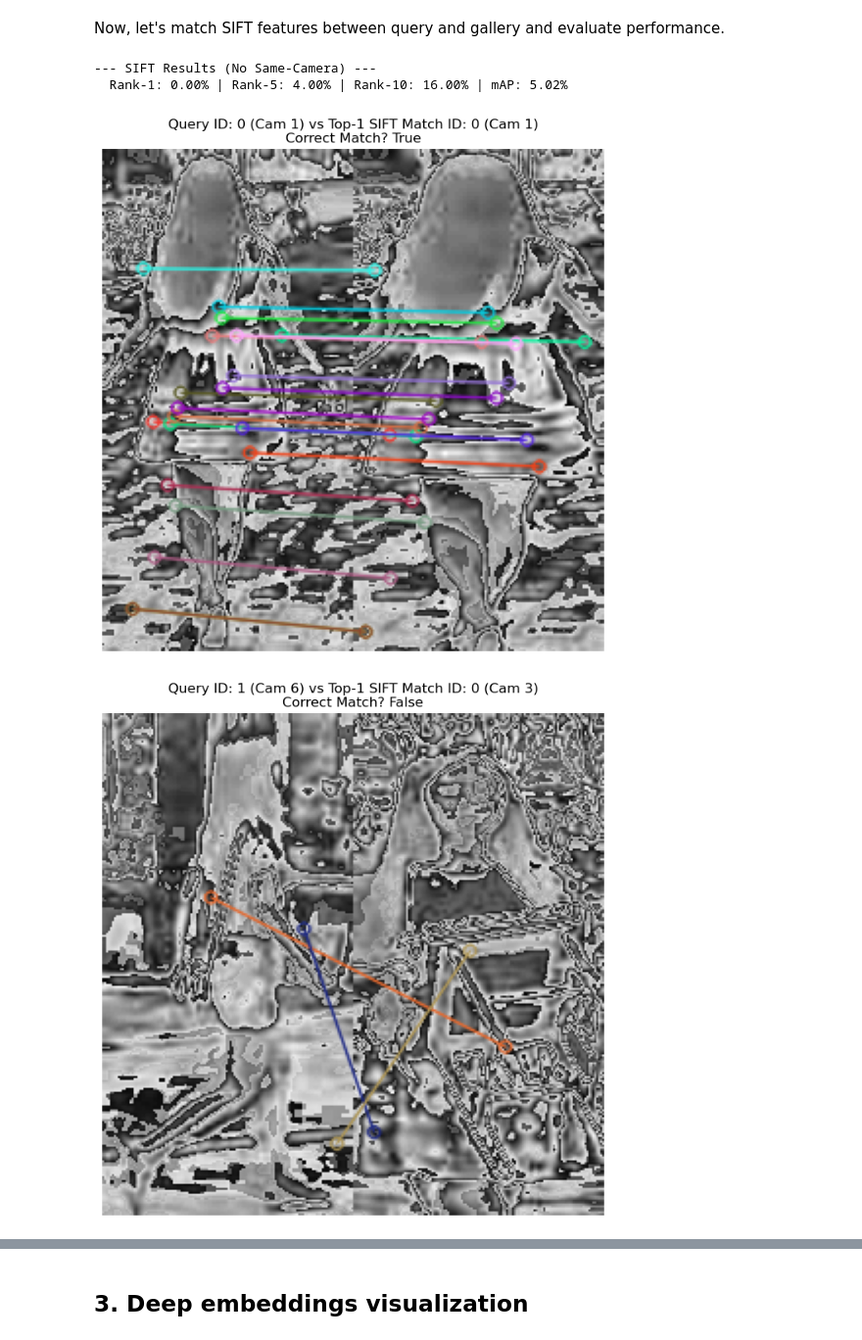
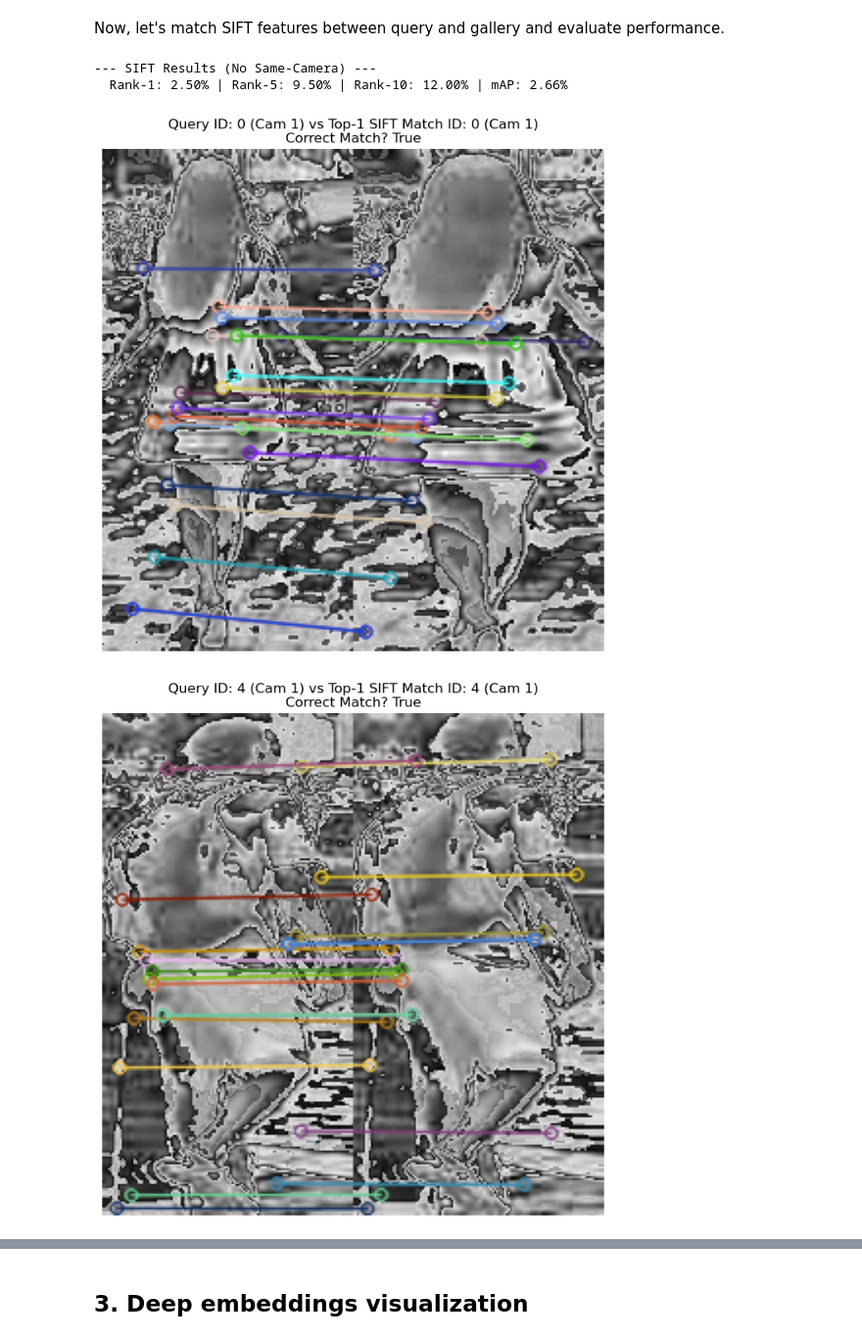
Before and after one commit to daphnemaschas/Person-Re-Identification, a Jupyter notebook: notebooks/classical_vs_deep_features.ipynb, the cells around one changed output, grey strips where cells are left out. Shown at 98% size. Cells and saved outputs as stored; diff of their text form; code cells hidden in the pictures.

```diff
--- a/notebooks/classical_vs_deep_features.ipynb
+++ b/notebooks/classical_vs_deep_features.ipynb
@@ -270,10 +270,10 @@ def evaluate_sift_subset(query_loader, gallery_loader, n_queries=50, n_gallery=5
     )
     return q_pids, g_pids, q_camids, g_camids, distmat
 # %%
-s_q_pids, s_g_pids, s_q_camids, s_g_camids, s_distmat = evaluate_sift_subset(query_loader, gallery_loader)
+s_q_pids, s_g_pids, s_q_camids, s_g_camids, s_distmat = evaluate_sift_subset(query_loader, gallery_loader, n_queries=200, n_gallery=1000)
 # %% [output]
 --- SIFT Results (No Same-Camera) ---
-  Rank-1: 0.00% | Rank-5: 4.00% | Rank-10: 16.00% | mAP: 5.02%
+  Rank-1: 2.50% | Rank-5: 9.50% | Rank-10: 12.00% | mAP: 2.66%
 # %%
 def visualize_sift_matches(query_idx, distmat, q_loader, g_loader):
     """
@@ -316,9 +316,9 @@ def visualize_sift_matches(query_idx, distmat, q_loader, g_loader):
 
 visualize_sift_matches(0, s_distmat, query_loader, gallery_loader)
 # %% [output]
-[figure, old version]
+[figure, new version]
 # %%
-visualize_sift_matches(10, s_distmat, query_loader, gallery_loader)
+visualize_sift_matches(22, s_distmat, query_loader, gallery_loader)
 # %% [output]
-[figure, old version]
+[figure, new version]
 # %% [markdown]
```
Also changed, not shown: parts of 8 cells of this notebook.
